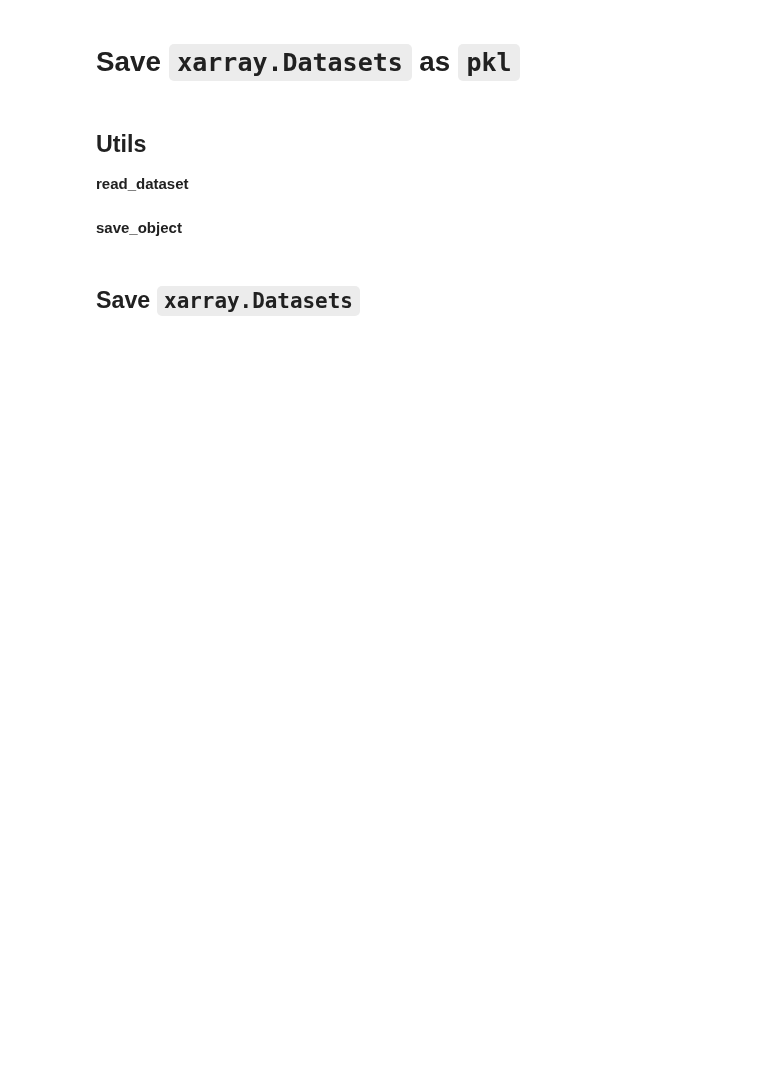
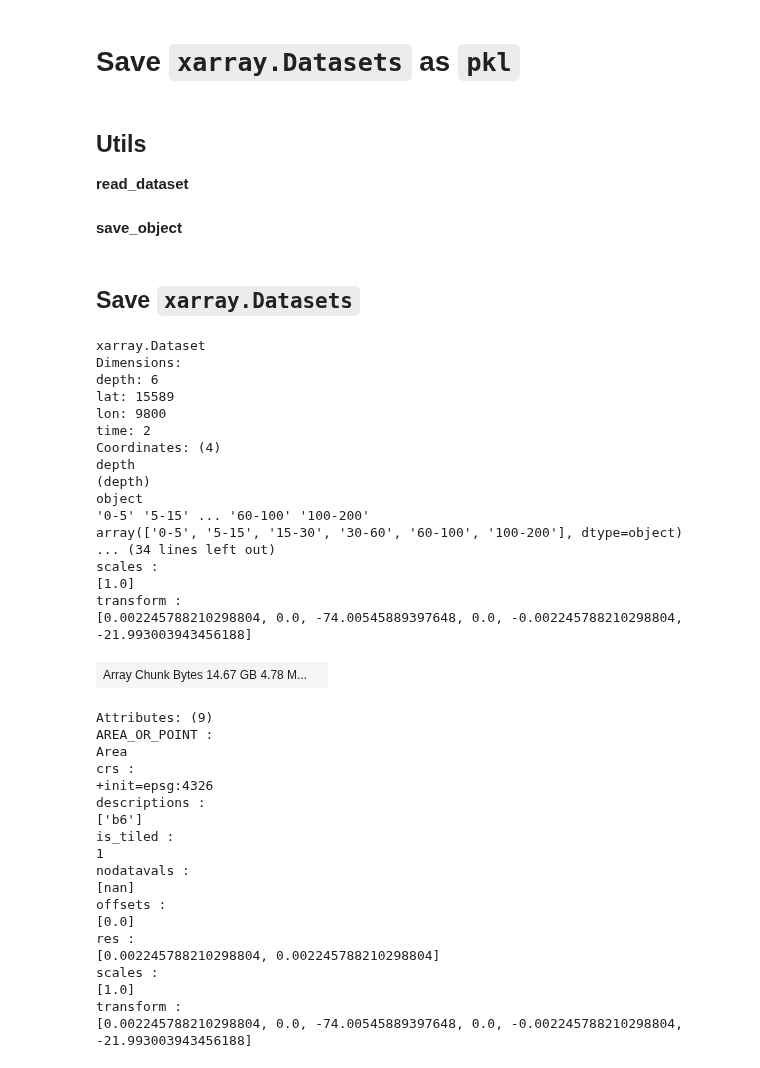
Before and after one commit to Vizzuality/soils-revealed-data, a Jupyter notebook: processing/save_dataset_to_pickle.ipynb, the cells around one changed output. Saved outputs shown, nothing was run; the diff lists cells and outputs as text; code cells hidden in the pictures; blank space fills up the shorter version.

```diff
--- a/processing/save_dataset_to_pickle.ipynb
+++ b/processing/save_dataset_to_pickle.ipynb
@@ -51,3 +51,47 @@ for dataset_type, groups in datasets.items():
                           secret_accsess_key = os.getenv("S3_SECRET_ACCESS_KEY"))
 
         save_object(ds, f'../data/{dataset_type}_{group}.pkl')
+# %%
+ds = read_dataset(dataset_type = 'experimental-dataset', group = 'concentration',
+                          access_key_id = os.getenv("S3_ACCESS_KEY_ID"),
+                          secret_accsess_key = os.getenv("S3_SECRET_ACCESS_KEY"))
+# %%
+ds
+# %% [output]
+xarray.Dataset
+Dimensions:
+depth: 6
+lat: 15589
+lon: 9800
+time: 2
+Coordinates: (4)
+depth
+(depth)
+object
+'0-5' '5-15' ... '60-100' '100-200'
+array(['0-5', '5-15', '15-30', '30-60', '60-100', '100-200'], dtype=object)
+... (34 lines left out)
+scales :
+[1.0]
+transform :
+[0.002245788210298804, 0.0, -74.00545889397648, 0.0, -0.002245788210298804, -21.993003943456188]
+| Array Chunk Bytes 14.67 GB 4.78 M... |  |
+Attributes: (9)
+AREA_OR_POINT :
+Area
+crs :
++init=epsg:4326
+descriptions :
+['b6']
+is_tiled :
+1
+nodatavals :
+[nan]
+offsets :
+[0.0]
+res :
+[0.002245788210298804, 0.002245788210298804]
+scales :
+[1.0]
+transform :
+[0.002245788210298804, 0.0, -74.00545889397648, 0.0, -0.002245788210298804, -21.993003943456188]
```
Also changed, not shown: 1 other file.
